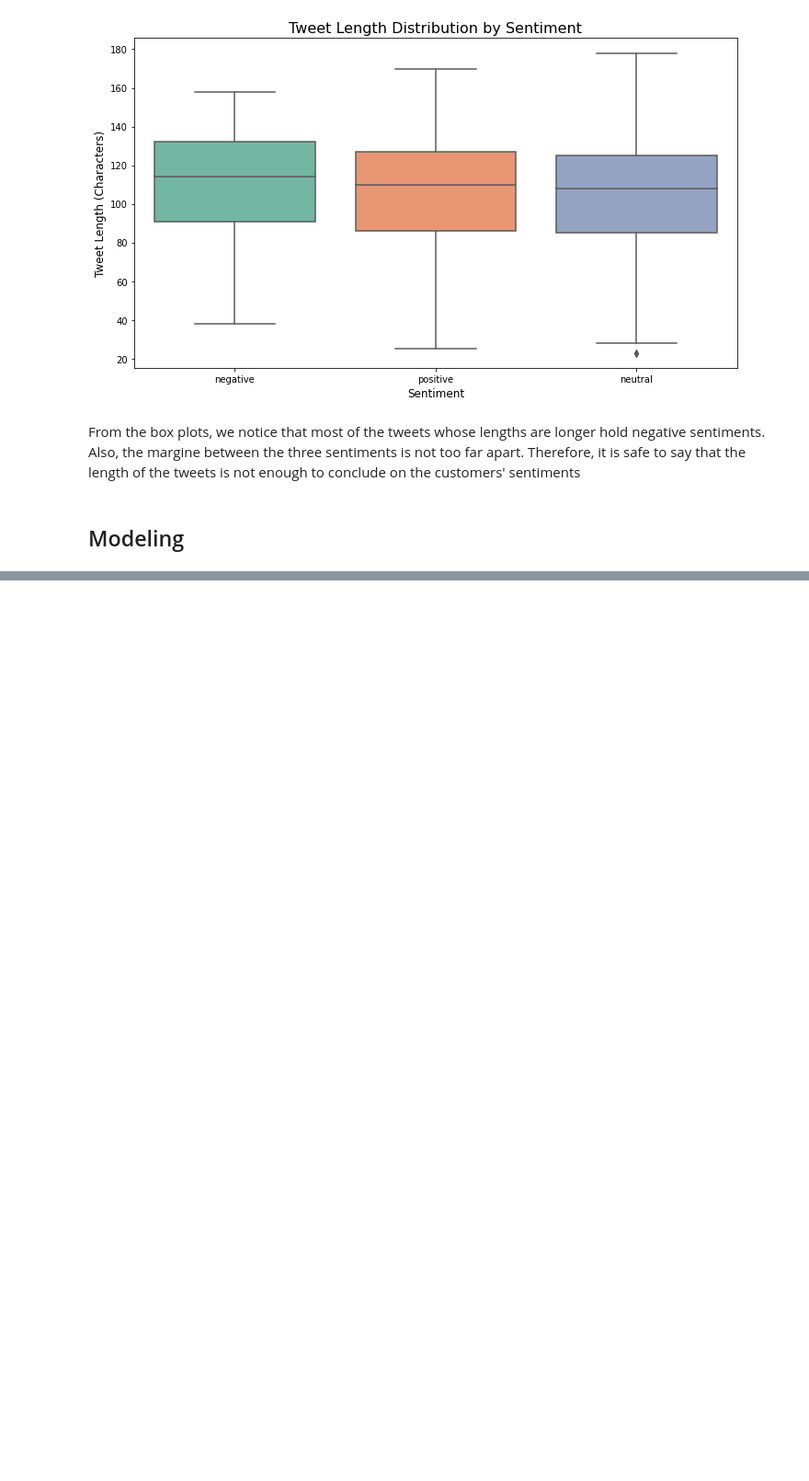
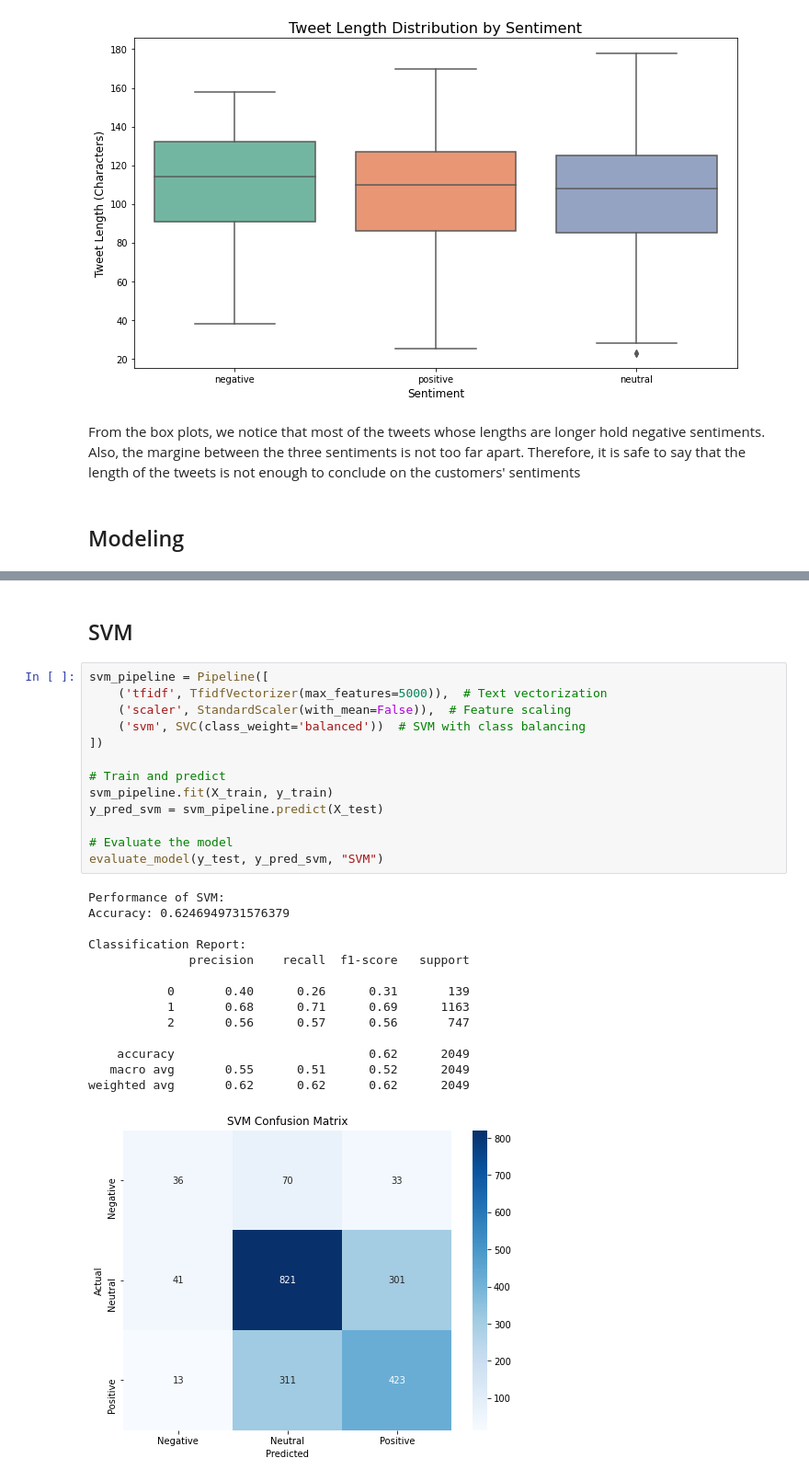
Before and after one commit to KImondorose/Deciphering-the-Public-Opinion-on-Apple, a Jupyter notebook: work_in_progress/dave.ipynb, the cells around one changed output, grey strips where cells are left out. Shown at 92% size. Cells and saved outputs as stored; diff of their text form; blank space fills up the shorter version.

```diff
--- a/work_in_progress/dave.ipynb
+++ b/work_in_progress/dave.ipynb
@@ -479,0 +580,30 @@ From the box plots, we notice that most of the tweets whose lengths are longer h
+# %% [markdown]
+## SVM
+# %%
+svm_pipeline = Pipeline([
+    ('tfidf', TfidfVectorizer(max_features=5000)),  # Text vectorization
+    ('scaler', StandardScaler(with_mean=False)),  # Feature scaling
+    ('svm', SVC(class_weight='balanced'))  # SVM with class balancing
+])
+
+# Train and predict
+svm_pipeline.fit(X_train, y_train)
+y_pred_svm = svm_pipeline.predict(X_test)
+
+# Evaluate the model
+evaluate_model(y_test, y_pred_svm, "SVM")
+# %% [output]
+Performance of SVM:
+Accuracy: 0.6246949731576379
+
+Classification Report:
+              precision    recall  f1-score   support
+
+           0       0.40      0.26      0.31       139
+           1       0.68      0.71      0.69      1163
+           2       0.56      0.57      0.56       747
+
+    accuracy                           0.62      2049
+   macro avg       0.55      0.51      0.52      2049
+weighted avg       0.62      0.62      0.62      2049
+[figure, added]
```
Also changed, not shown: parts of 19 cells of this notebook.
